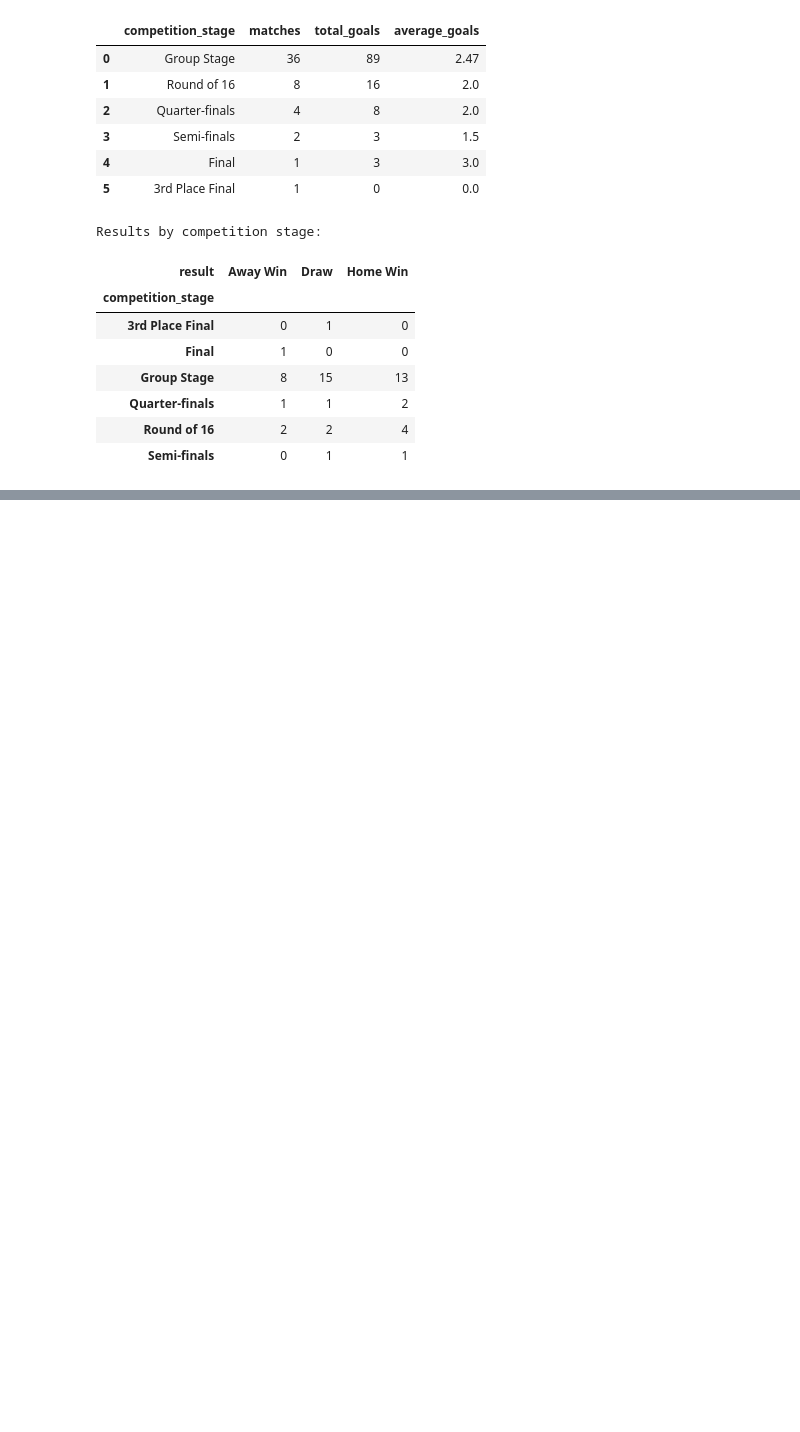
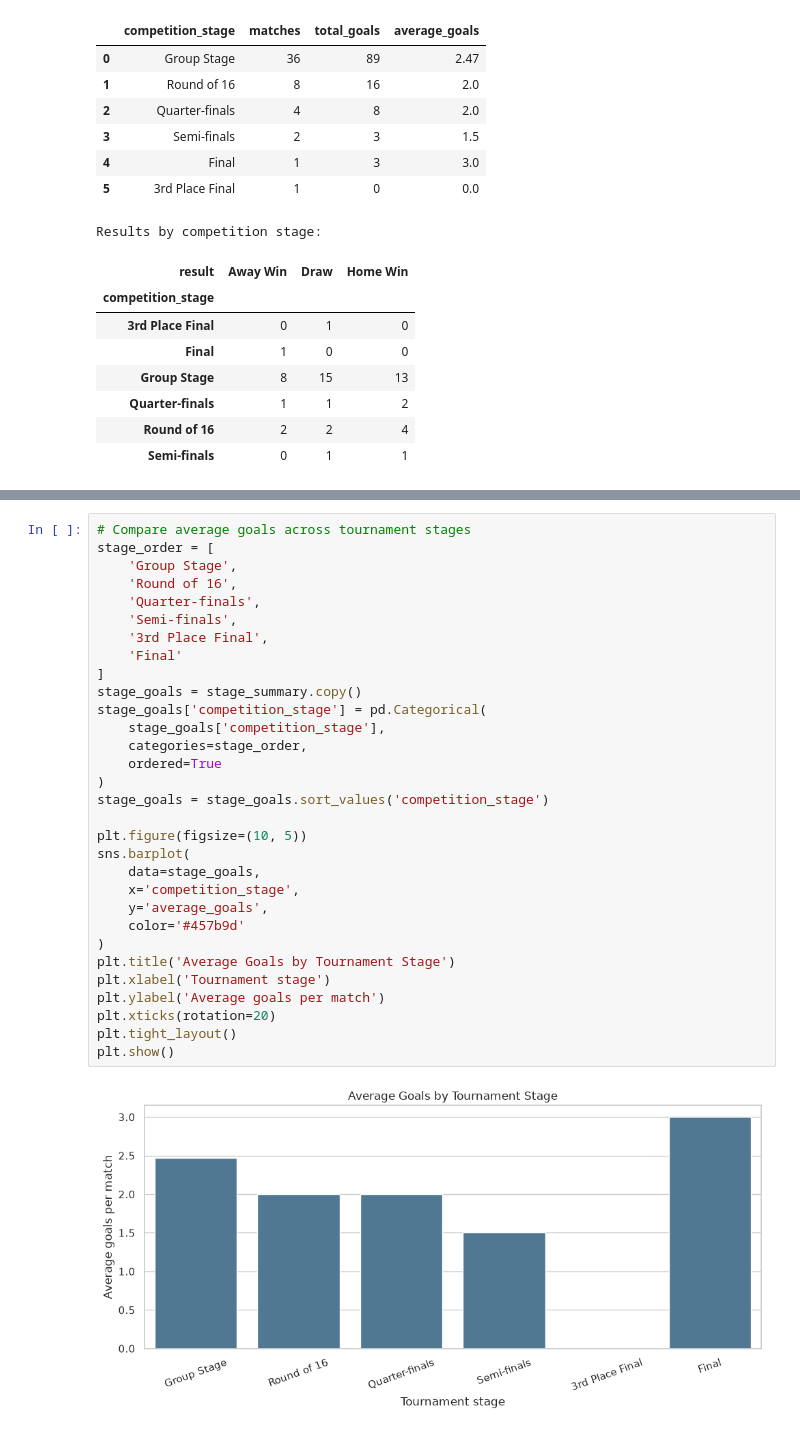
Before and after one commit to Kiletta/Football_Data_Analysis_HQ, a Jupyter notebook: AnalysisHq..ipynb, the cells around one changed output, grey strips where cells are left out. Cells and saved outputs as stored; diff of their text form; blank space fills up the shorter version.

```diff
--- a/AnalysisHq..ipynb
+++ b/AnalysisHq..ipynb
@@ -413,0 +503,33 @@ Results by competition stage:
+# %%
+# Compare average goals across tournament stages
+stage_order = [
+    'Group Stage',
+    'Round of 16',
+    'Quarter-finals',
+    'Semi-finals',
+    '3rd Place Final',
+    'Final'
+]
+stage_goals = stage_summary.copy()
+stage_goals['competition_stage'] = pd.Categorical(
+    stage_goals['competition_stage'],
+    categories=stage_order,
+    ordered=True
+)
+stage_goals = stage_goals.sort_values('competition_stage')
+
+plt.figure(figsize=(10, 5))
+sns.barplot(
+    data=stage_goals,
+    x='competition_stage',
+    y='average_goals',
+    color='#457b9d'
+)
+plt.title('Average Goals by Tournament Stage')
+plt.xlabel('Tournament stage')
+plt.ylabel('Average goals per match')
+plt.xticks(rotation=20)
+plt.tight_layout()
+plt.show()
+# %% [output]
+[figure, added]
```
Also changed, not shown: parts of 6 cells of this notebook.
